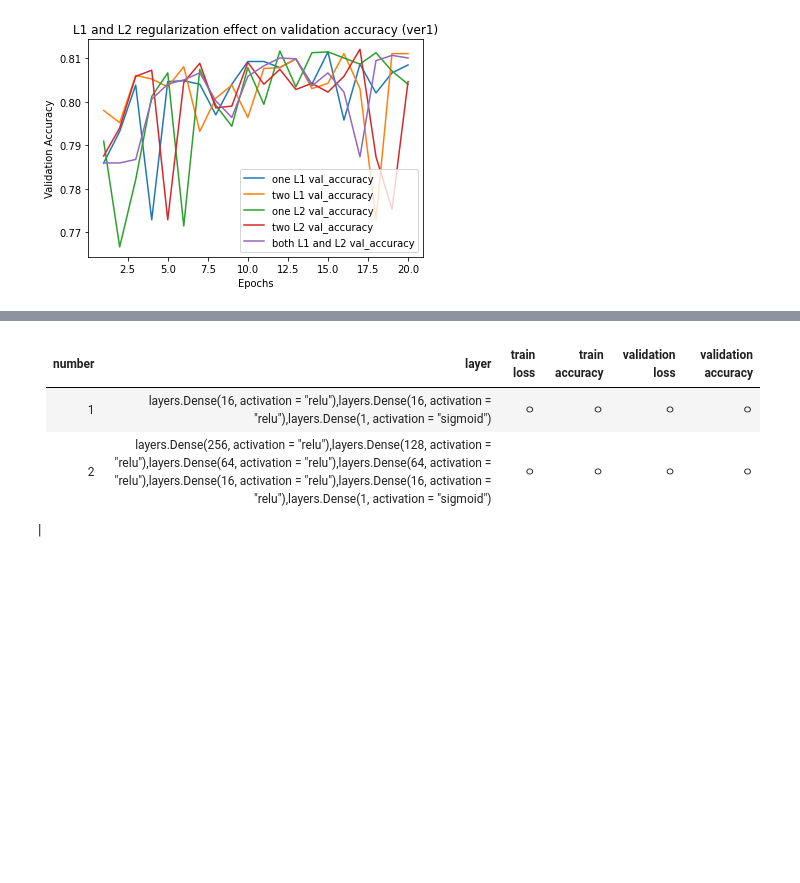
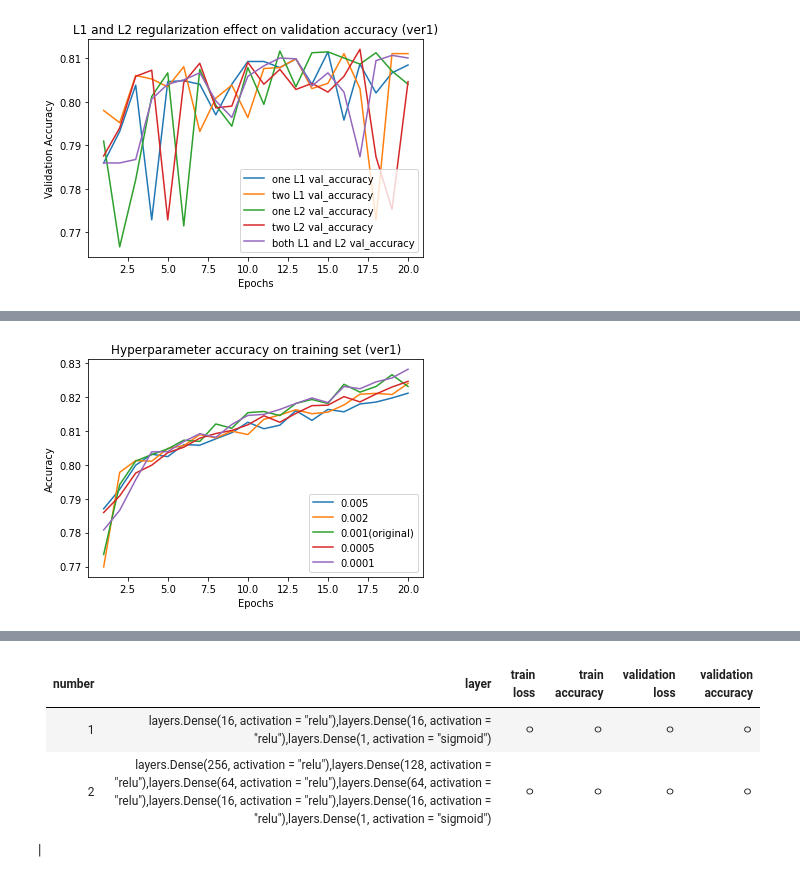
Before and after one commit to mjiii25/22-1_DL, a Jupyter notebook: team-project/modeling-dl.ipynb, the cells around one changed output, grey strips where cells are left out. Cells and saved outputs as stored; diff of their text form; code cells hidden in the pictures; blank space fills up the shorter version.

```diff
--- a/team-project/modeling-dl.ipynb
+++ b/team-project/modeling-dl.ipynb
@@ -807,0 +966,30 @@ plt.show()
+# %%
+# Hyperparameter effect on training accuracy
+
+
+import matplotlib.pyplot as plt
+
+
+acc_values_h1n1_ver1_one = history_dict_h1n1_ver1_one["accuracy"]
+acc_values_h1n1_ver1_two = history_dict_h1n1_ver1_two["accuracy"]
+acc_values_h1n1_ver1_three = history_dict_h1n1_ver1_three["accuracy"]
+acc_values_h1n1_ver1_four = history_dict_h1n1_ver1_four["accuracy"]
+acc_values_h1n1_ver1_five = history_dict_h1n1_ver1_five["accuracy"]
+
+epochs = range(1, len(acc_values_h1n1_ver1_one) + 1)
+
+
+plt.plot(epochs, acc_values_h1n1_ver1_one, label="0.005")
+plt.plot(epochs, acc_values_h1n1_ver1_two, label="0.002")
+plt.plot(epochs, acc_values_h1n1_ver1_three, label="0.001(original)")
+plt.plot(epochs, acc_values_h1n1_ver1_four, label="0.0005")
+plt.plot(epochs, acc_values_h1n1_ver1_five, label="0.0001")
+
+plt.title("Hyperparameter accuracy on training set (ver1)")
+plt.xlabel("Epochs")
+plt.ylabel("Accuracy")
+#plt.ylim([0.78, 0.85])
+plt.legend()
+plt.show()
+# %% [output]
+[figure, added]
```
Also changed, not shown: parts of 48 cells of this notebook.
